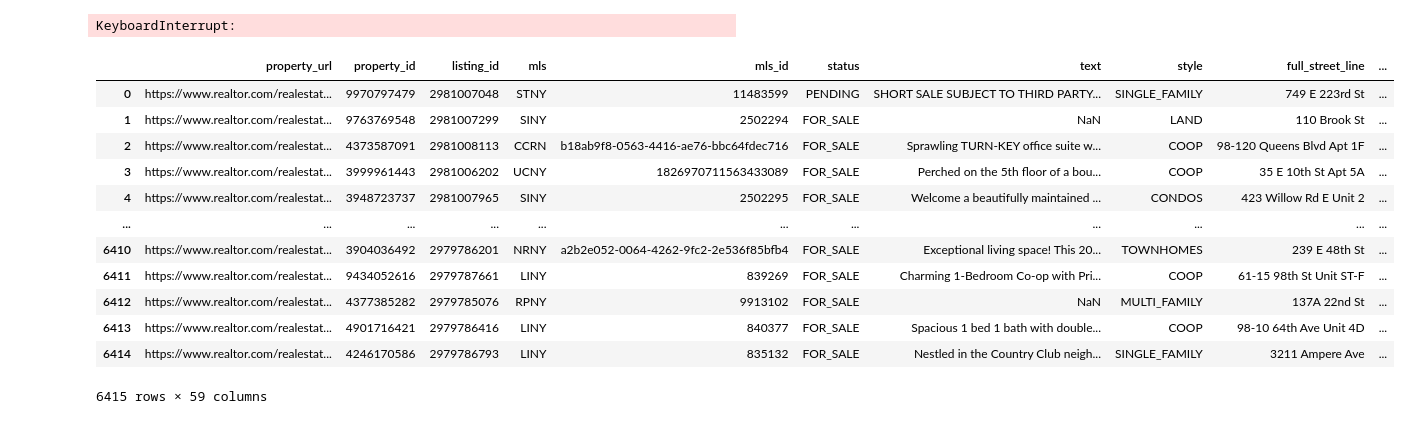
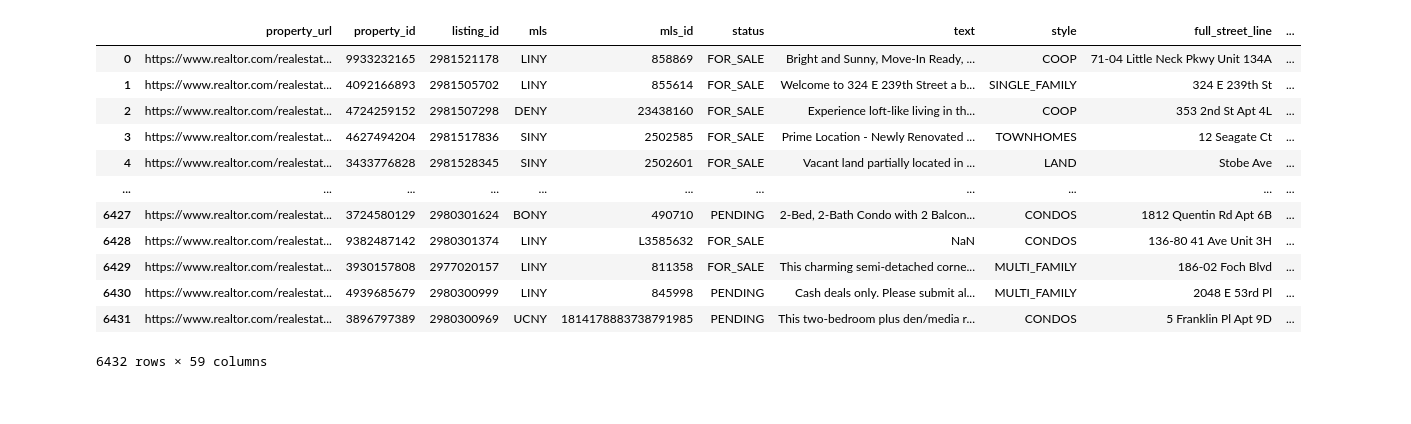
Before and after one commit to nolipot/house-prediction-model, a Jupyter notebook: house.ipynb, the cells around one changed output. Cells and saved outputs as stored; diff of their text form; code cells hidden in the pictures.

```diff
--- a/house.ipynb
+++ b/house.ipynb
@@ -12,49 +15,47 @@ from sklearn.metrics import mean_squared_error, r2_score
 current_timestamp = datetime.now().strftime("%Y%m%d_%H%M%S")
 filename = f"HomeHarvest_{current_timestamp}.csv"
 
-properties = scrape_property(
-  location="New York City, NY",
-  listing_type="for_sale",  # or (for_sale, for_rent, pending)
-  past_days=30,  # sold in last 30 days - listed in last 30 days if (for_sale, for_rent)
+# properties = scrape_property(
+#   location="New York City, NY",
+#   listing_type="for_sale",  # or (for_sale, for_rent, pending)
+#   past_days=60,  # sold in last 30 days - listed in last 30 days if (for_sale, for_rent)
 
-  # property_type=['single_family','multi_family'],
-  # date_from="2023-05-01", # alternative to past_days
-  # date_to="2023-05-28",
-  # foreclosure=True
-  # mls_only=True,  # only fetch MLS listings
-)
-print(f"Number of properties: {len(properties)}")
+#   # property_type=['single_family','multi_family'],
+#   # date_from="20235-05-01", # alternative to past_days
+#   # date_to="2025-05-08",
+#   # foreclosure=True
+#   # mls_only=True,  # only fetch MLS listings
+# )
+# print(f"Number of properties: {len(properties)}")
 
 # Export to csv
 # properties.to_csv(filename, index=False)
 # print(properties.head())
-# %% [output]
-KeyboardInterrupt:
 # %%
 def read_data(file_name):
     """
     Read the data from the file and return a Pandas DataFrame
     file_name: str, name of the file to read
     return: Pandas DataFrame
     """
     return pd.read_csv(file_name)
 
-data = read_data("HomeHarvest_20250425_154044.csv")
+data = read_data("HomeHarvest_20250507_165235.csv")
 display(data)
 # %% [output]
 |  | property_url | property_id | listing_id | mls | mls_id | status | text | style | full_street_line | ... |
-| 0 | https://www.realtor.com/realestat... | 9970797479 | 2981007048 | STNY | 11483599 | PENDING | SHORT SALE SUBJECT TO THIRD PARTY... | SINGLE_FAMILY | 749 E 223rd St | ... |
-| 1 | https://www.realtor.com/realestat... | 9763769548 | 2981007299 | SINY | 2502294 | FOR_SALE | NaN | LAND | 110 Brook St | ... |
-| 2 | https://www.realtor.com/realestat... | 4373587091 | 2981008113 | CCRN | b18ab9f8-0563-4416-ae76-bbc64fdec716 | FOR_SALE | Sprawling TURN-KEY office suite w... | COOP | 98-120 Queens Blvd Apt 1F | ... |
-| 3 | https://www.realtor.com/realestat... | 3999961443 | 2981006202 | UCNY | 1826970711563433089 | FOR_SALE | Perched on the 5th floor of a bou... | COOP | 35 E 10th St Apt 5A | ... |
-| 4 | https://www.realtor.com/realestat... | 3948723737 | 2981007965 | SINY | 2502295 | FOR_SALE | Welcome a beautifully maintained ... | CONDOS | 423 Willow Rd E Unit 2 | ... |
+| 0 | https://www.realtor.com/realestat... | 9933232165 | 2981521178 | LINY | 858869 | FOR_SALE | Bright and Sunny, Move-In Ready, ... | COOP | 71-04 Little Neck Pkwy Unit 134A | ... |
+| 1 | https://www.realtor.com/realestat... | 4092166893 | 2981505702 | LINY | 855614 | FOR_SALE | Welcome to 324 E 239th Street a b... | SINGLE_FAMILY | 324 E 239th St | ... |
+| 2 | https://www.realtor.com/realestat... | 4724259152 | 2981507298 | DENY | 23438160 | FOR_SALE | Experience loft-like living in th... | COOP | 353 2nd St Apt 4L | ... |
+| 3 | https://www.realtor.com/realestat... | 4627494204 | 2981517836 | SINY | 2502585 | FOR_SALE | Prime Location - Newly Renovated ... | TOWNHOMES | 12 Seagate Ct | ... |
+| 4 | https://www.realtor.com/realestat... | 3433776828 | 2981528345 | SINY | 2502601 | FOR_SALE | Vacant land partially located in ... | LAND | Stobe Ave | ... |
 | ... | ... | ... | ... | ... | ... | ... | ... | ... | ... | ... |
-| 6410 | https://www.realtor.com/realestat... | 3904036492 | 2979786201 | NRNY | a2b2e052-0064-4262-9fc2-2e536f85bfb4 | FOR_SALE | Exceptional living space! This 20... | TOWNHOMES | 239 E 48th St | ... |
-| 6411 | https://www.realtor.com/realestat... | 9434052616 | 2979787661 | LINY | 839269 | FOR_SALE | Charming 1-Bedroom Co-op with Pri... | COOP | 61-15 98th St Unit ST-F | ... |
-| 6412 | https://www.realtor.com/realestat... | 4377385282 | 2979785076 | RPNY | 9913102 | FOR_SALE | NaN | MULTI_FAMILY | 137A 22nd St | ... |
-| 6413 | https://www.realtor.com/realestat... | 4901716421 | 2979786416 | LINY | 840377 | FOR_SALE | Spacious 1 bed 1 bath with double... | COOP | 98-10 64th Ave Unit 4D | ... |
-| 6414 | https://www.realtor.com/realestat... | 4246170586 | 2979786793 | LINY | 835132 | FOR_SALE | Nestled in the Country Club neigh... | SINGLE_FAMILY | 3211 Ampere Ave | ... |
+| 6427 | https://www.realtor.com/realestat... | 3724580129 | 2980301624 | BONY | 490710 | PENDING | 2-Bed, 2-Bath Condo with 2 Balcon... | CONDOS | 1812 Quentin Rd Apt 6B | ... |
+| 6428 | https://www.realtor.com/realestat... | 9382487142 | 2980301374 | LINY | L3585632 | FOR_SALE | NaN | CONDOS | 136-80 41 Ave Unit 3H | ... |
+| 6429 | https://www.realtor.com/realestat... | 3930157808 | 2977020157 | LINY | 811358 | FOR_SALE | This charming semi-detached corne... | MULTI_FAMILY | 186-02 Foch Blvd | ... |
+| 6430 | https://www.realtor.com/realestat... | 4939685679 | 2980300999 | LINY | 845998 | PENDING | Cash deals only. Please submit al... | MULTI_FAMILY | 2048 E 53rd Pl | ... |
+| 6431 | https://www.realtor.com/realestat... | 3896797389 | 2980300969 | UCNY | 1814178883738791985 | PENDING | This two-bedroom plus den/media r... | CONDOS | 5 Franklin Pl Apt 9D | ... |
-6415 rows × 59 columns
+6432 rows × 59 columns
 # %%
 def pre_process(data):
     """
```
Also changed, not shown: parts of 4 cells of this notebook, 1 other file.
